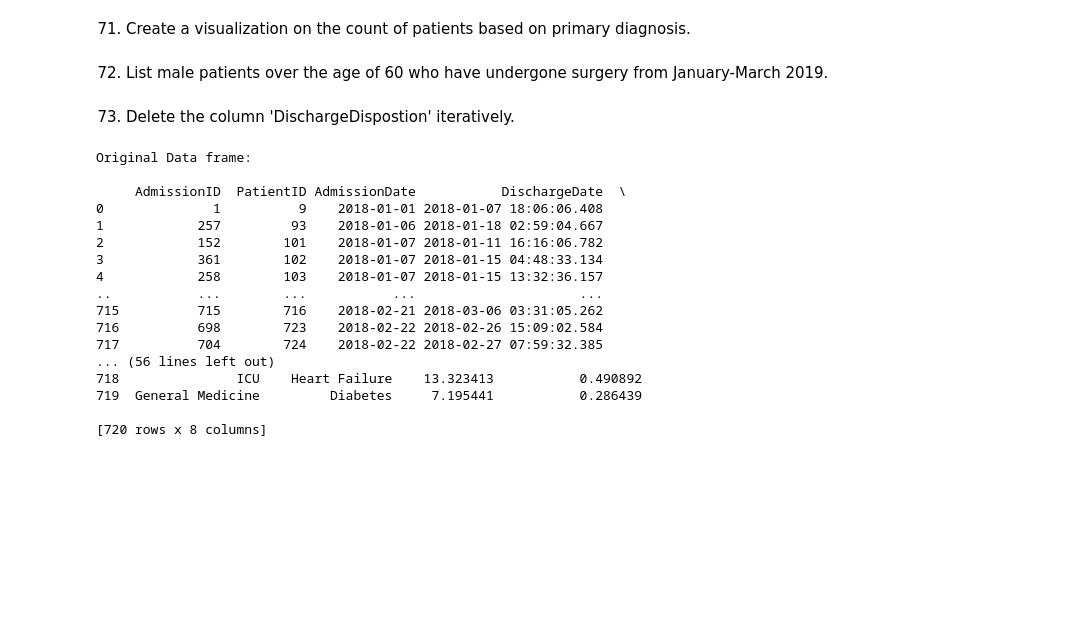
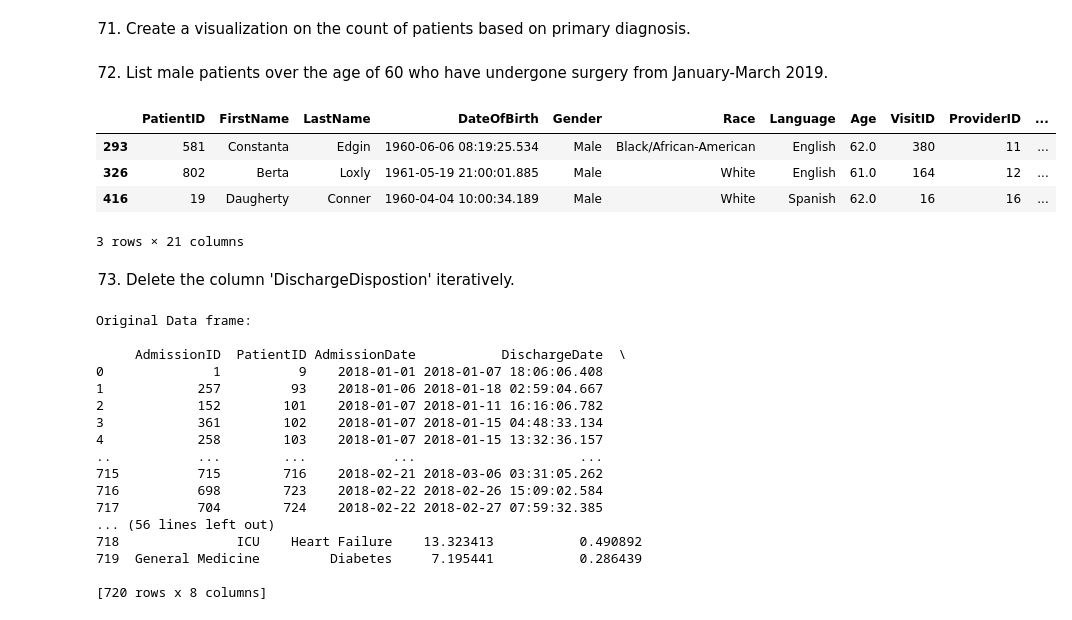
Before and after one commit to PoovithaJayaprakash/Mighty-Pythons, a Jupyter notebook: Mighty-Pythons.ipynb, the cells around one changed output. Saved outputs shown, nothing was run; the diff lists cells and outputs as text; code cells hidden in the pictures; blank space fills up the shorter version.

```diff
--- a/Mighty-Pythons.ipynb
+++ b/Mighty-Pythons.ipynb
@@ -871,6 +1022,37 @@ dtype: int64
 71. Create a visualization on the count of patients based on primary diagnosis.
 # %% [markdown]
 72. List male patients over the age of 60 who have undergone surgery from January-March 2019.
+# %%
+# Drataframed to used in this calculation.
+
+AmbulatoryVisits=df['AmbulatoryVisits']
+Providers=df['Providers']
+patients=df['Patients']
+
+#There are no relational column between Ambulatory visits & Patients sheet. we have the patientID column in Amb visits in a different name
+#Renaming the PatientMRN to PatientID.
+
+AmbulatoryVisits.rename(columns = {'PatientMRN':'PatientID'}, inplace = True)
+AmbulatoryVisits.head()
+
+#joining the Ambulatory visits and Patients and providers dataframe.
+
+patients_ambvis= pd.merge(patients,AmbulatoryVisits, on='PatientID', how='inner')
+patients_ambvis_provider=pd.merge(patients_ambvis,Providers, on='ProviderID', how='inner')
+patients_ambvis_provider.head()
+
+#Filtering the Male patients over age 60 have udergone surgery.
+
+surgery_over_sixty=patients_ambvis_provider[(patients_ambvis_provider['Gender']=='Male') & (patients_ambvis_provider['Age']> 60) &
+(patients_ambvis_provider['ProviderSpecialty']=='Surgery')]
+
+surgery_over_sixty
+# %% [output]
+|  | PatientID | FirstName | LastName | DateOfBirth | Gender | Race | Language | Age | VisitID | ProviderID | ... |
+| 293 | 581 | Constanta | Edgin | 1960-06-06 08:19:25.534 | Male | Black/African-American | English | 62.0 | 380 | 11 | ... |
+| 326 | 802 | Berta | Loxly | 1961-05-19 21:00:01.885 | Male | White | English | 61.0 | 164 | 12 | ... |
+| 416 | 19 | Daugherty | Conner | 1960-04-04 10:00:34.189 | Male | White | Spanish | 62.0 | 16 | 16 | ... |
+3 rows × 21 columns
 # %% [markdown]
 73. Delete the column 'DischargeDispostion' iteratively.
 # %%
```
Also changed, not shown: parts of 23 cells of this notebook.
